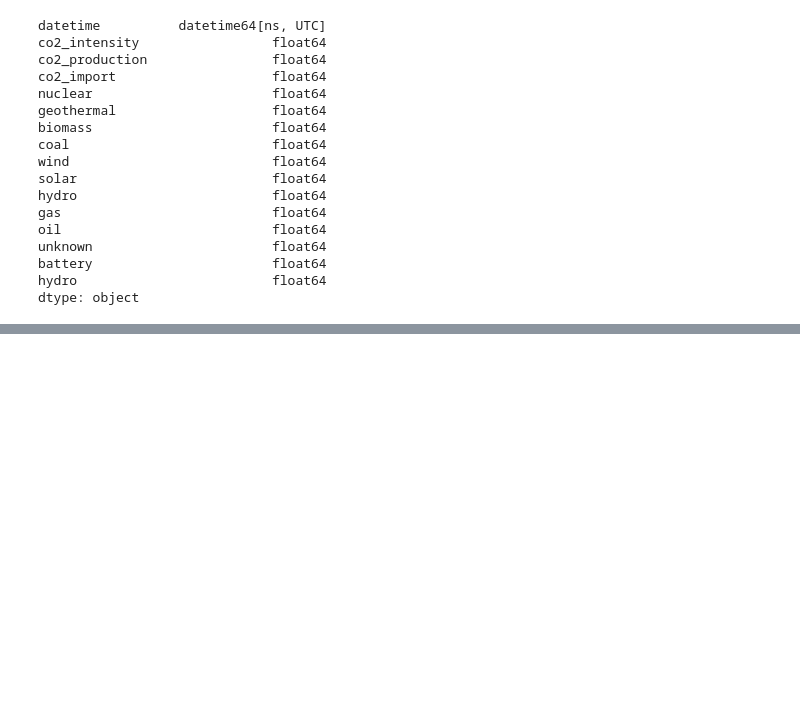
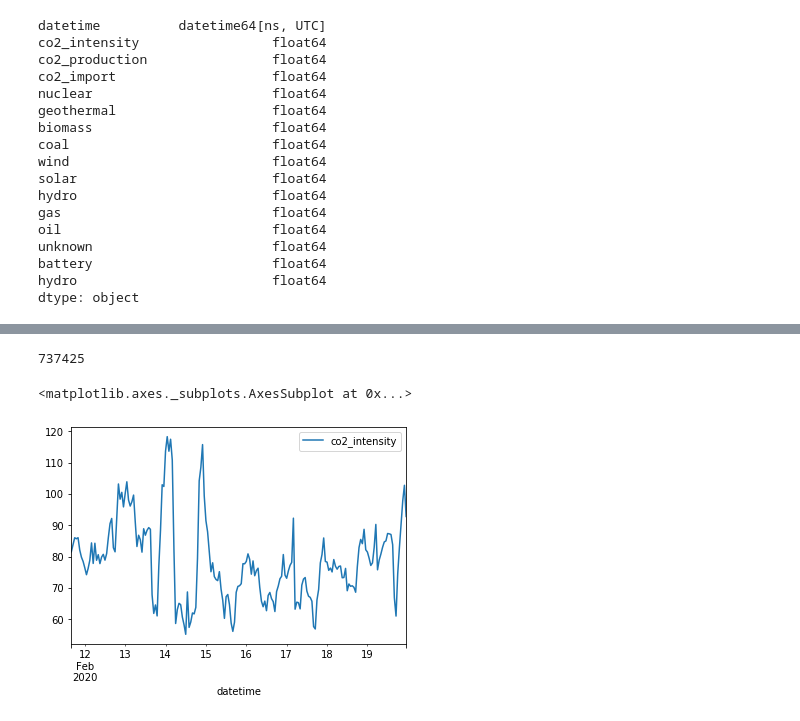
Before and after one commit to invveritas/green_charging_emobility, a Jupyter notebook: Notebooks/Merge meter with CO2 data.ipynb, the cells around one changed output, grey strips where cells are left out. Drawn from its saved outputs; the diff is of its cells as text; code cells hidden in the pictures; blank space fills up the shorter version.

```diff
--- a/Notebooks/Merge meter with CO2 data.ipynb
+++ b/Notebooks/Merge meter with CO2 data.ipynb
@@ -41,4 +41,4 @@ meter = pd.concat([meter_1, meter_2])
 # %%
 meter_1 = meter_2 = None
 # %%
-co2 = meter_1 = pd.read_csv(DATA_DIR / "CH 2020-2021.csv")
+co2 = pd.read_csv(DATA_DIR / "CH 2020-2021.csv")
@@ -178,0 +172,4 @@ Index(['datetime', 'co2_intensity', 'co2_production', 'co2_import', 'nuclear',
+# %%
+co2['datetime'][0].toordinal()
+# %% [output]
+737425
@@ -178,0 +178,5 @@ Index(['datetime', 'co2_intensity', 'co2_production', 'co2_import', 'nuclear',
+# %%
+co2[1000:1200].plot(x='datetime', y='co2_intensity')
+# %% [output]
+<matplotlib.axes._subplots.AxesSubplot at 0x...>
+[figure, added]
```
Also changed, not shown: parts of 3 cells of this notebook.
